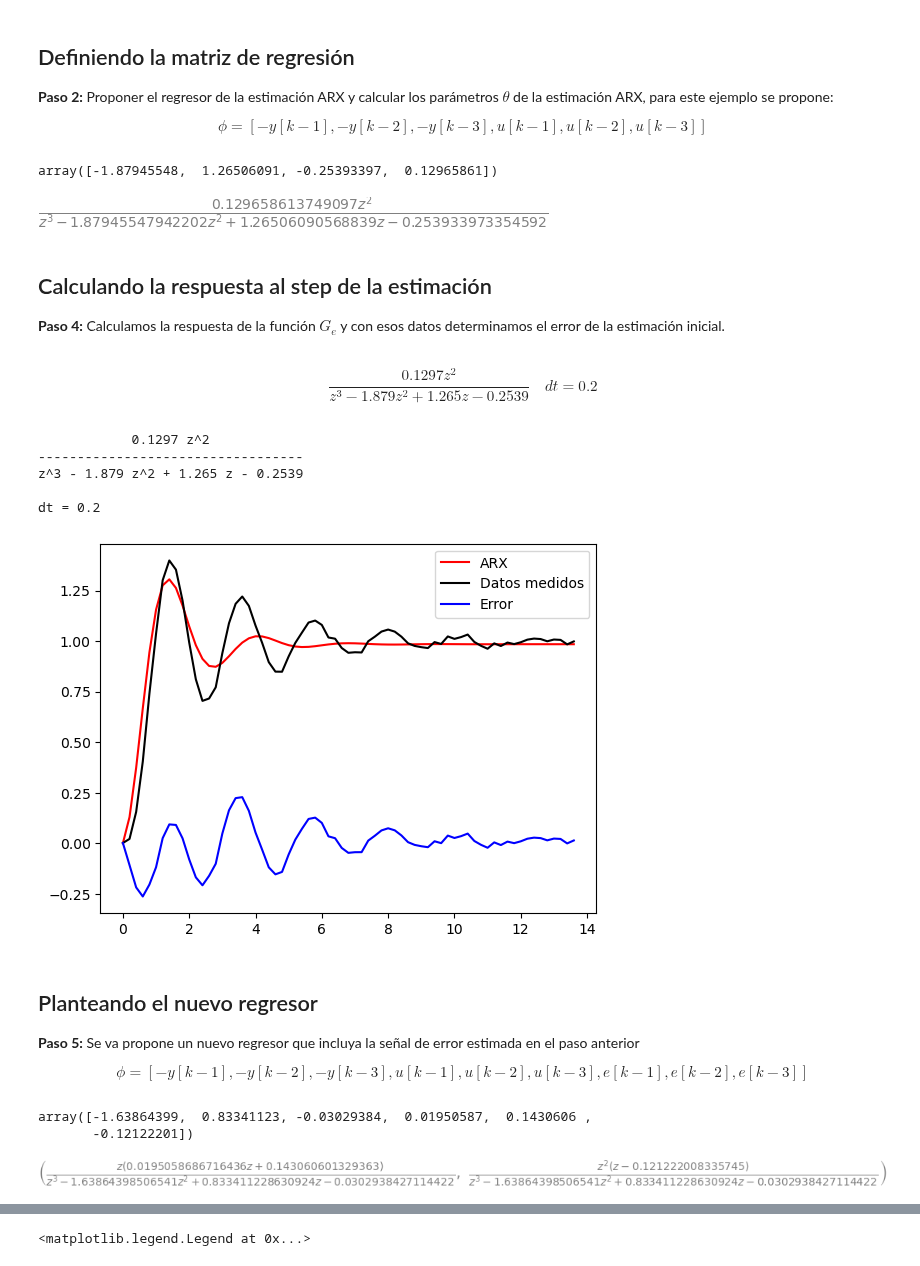
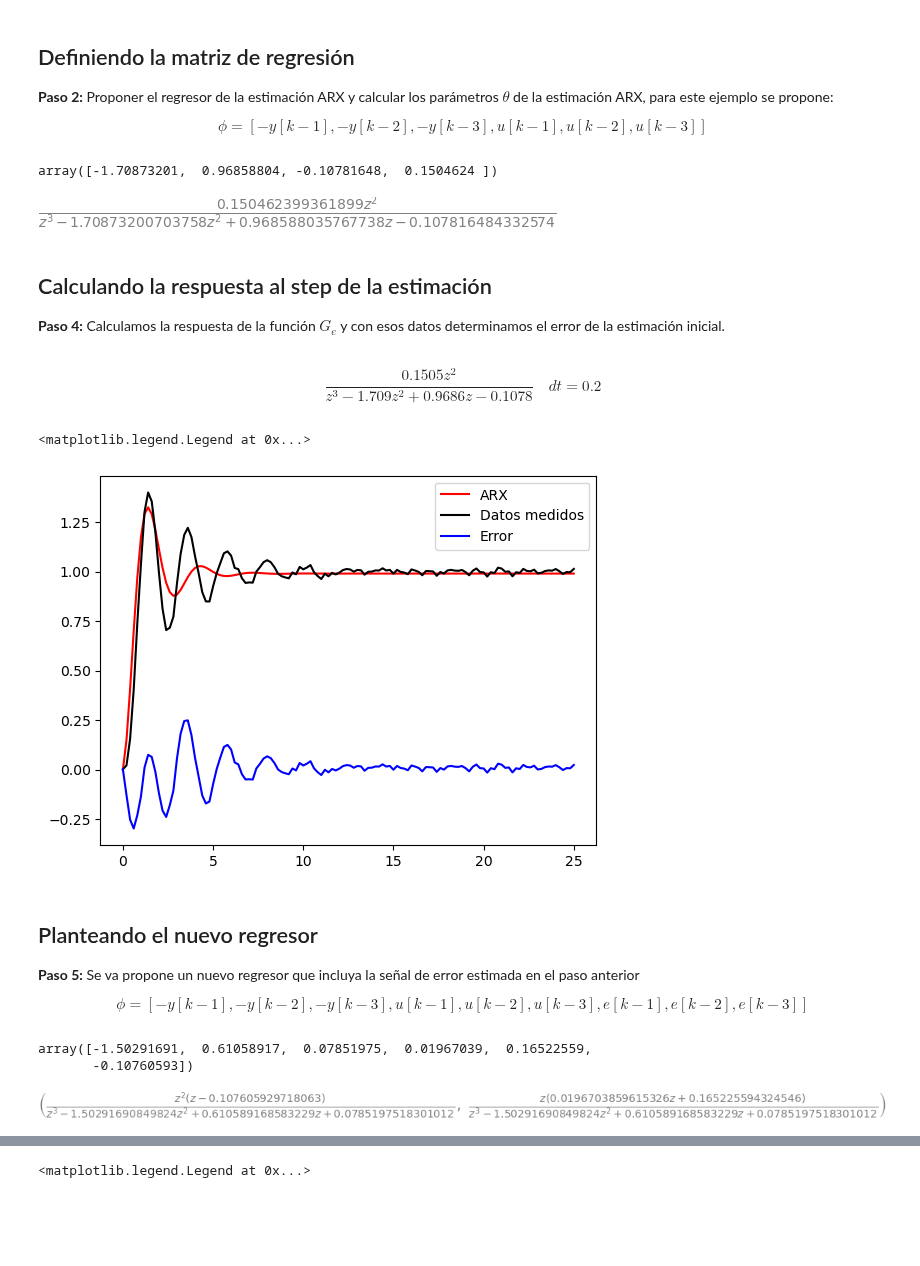
Before and after one commit to jairocuellar/System_identification, a Jupyter notebook: class_10_02.ipynb, the cells around one changed output, grey strips where cells are left out. Cells and saved outputs as stored; diff of their text form; code cells hidden in the pictures; blank space fills up the shorter version.

```diff
--- a/class_10_02.ipynb
+++ b/class_10_02.ipynb
@@ -27,8 +27,8 @@ Dada una señal de entrada y salida (archivo class_09.csv), obtenga el modelo es
 **Paso 1: Lectura de los datos**
 # %%
 datos = pd.read_csv ('data\clase_09.csv')
-t = datos.t[0:69]
-yn = datos.yn[0:69]
+t = datos.t
+yn = datos.yn
 N = len(t)
 u = datos.un
 plt.plot(t,yn,color = 'red')
@@ -85,7 +85,7 @@ A = np.dot(_phi.T,_phi) + alpha*np.eye(len(np.dot(_phi.T,_phi)))
 theta = np.dot(np.linalg.inv(A),np.dot(_phi.T,_yn))
 theta
 # %% [output]
-array([-1.87945548,  1.26506091, -0.25393397,  0.12965861])
+array([-1.70873201,  0.96858804, -0.10781648,  0.1504624 ])
 # %%
 dfReg = pd.DataFrame(data={'y':yn,'y_1':y_1,'y_2':y_2,'y_3':y_3,'u_1':u_1,'u_2':u_2,'u_3':u_3})
 #sns.pairplot(dfReg)
@@ -102,7 +102,7 @@ G = B/A
 G = G.simplify()
 G
 # %% [output]
-[figure, old version]
+[figure, new version]
 # %% [markdown]
 ## Calculando la respuesta al step de la estimación
 
@@ -112,7 +112,7 @@ G
 G_e = control.tf([theta[3],0,0],[1,theta[0],theta[1],theta[2]],dt)
 G_e
 # %% [output]
-$$\frac{0.1297 z^2}{z^3 - 1.879 z^2 + 1.265 z - 0.2539}\quad dt = 0.2$$
+$$\frac{0.1505 z^2}{z^3 - 1.709 z^2 + 0.9686 z - 0.1078}\quad dt = 0.2$$
 # %%
 ## Definiendo la función de transferencia estimada ARX
 _,ye = control.step_response(G_e,t)
@@ -128,15 +128,9 @@ plt.plot(t,ye,color = 'red')
 plt.plot(t,yn,color = 'black')
 plt.plot(t,e,color = 'blue')
 plt.legend(['ARX','Datos medidos','Error'])
-
-print(G_e)
 # %% [output]
-            0.1297 z^2
-----------------------------------
-z^3 - 1.879 z^2 + 1.265 z - 0.2539
-
-dt = 0.2
+<matplotlib.legend.Legend at 0x...>
-[figure, old version]
+[figure, new version]
 # %% [markdown]
 ## Planteando el nuevo regresor
 
@@ -172,21 +166,21 @@ Am = np.dot(phi2.T,phi2) + alpha*np.eye(len(np.dot(phi2.T,phi2)))
 theta2 = np.dot(np.linalg.inv(Am),np.dot(phi2.T,yn))
 theta2
 # %% [output]
-array([-1.63864399,  0.83341123, -0.03029384,  0.01950587,  0.1430606 ,
-       -0.12122201])
+array([-1.50291691,  0.61058917,  0.07851975,  0.01967039,  0.16522559,
+       -0.10760593])
 # %%
 ## Definir el modelo ARX    y(t) = G(z)u(t) + H(z)e(t)
 ## G = B/A,    H = 1/A
 
 ## Construir los polinomios A(z) y B(z)
 A = 1 + theta2[0]*z**-1 + theta2[1]*z**-2+ theta2[2]*z**-3
 B = theta2[3]*z**-1 + theta2[4]*z**-2
 C = 1 + theta2[5]*z**-1
 G = (B/A).simplify()
 H = (C/A).simplify()
-G, H
+H, G
 # %% [output]
-[figure, old version]
+[figure, new version]
 # %%
 ## Armando la función de transferencia estimada con los parámetros hallados
 G2 = control.tf([theta2[3],theta2[4],0],[1,theta2[0],theta2[1],theta2[2]],dt)
```
Also changed, not shown: parts of 2 cells of this notebook, 4 other files.
